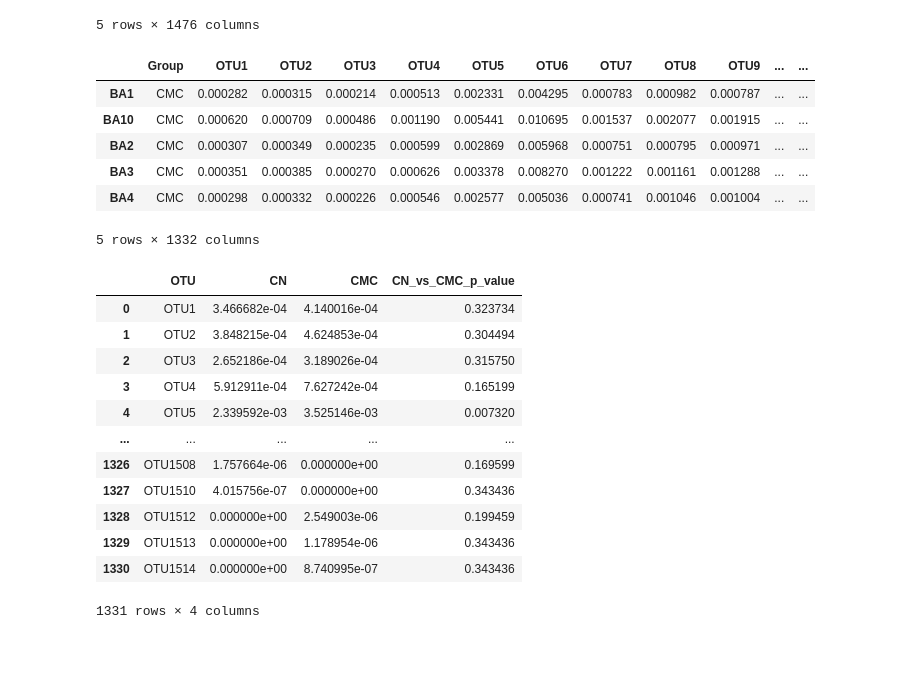
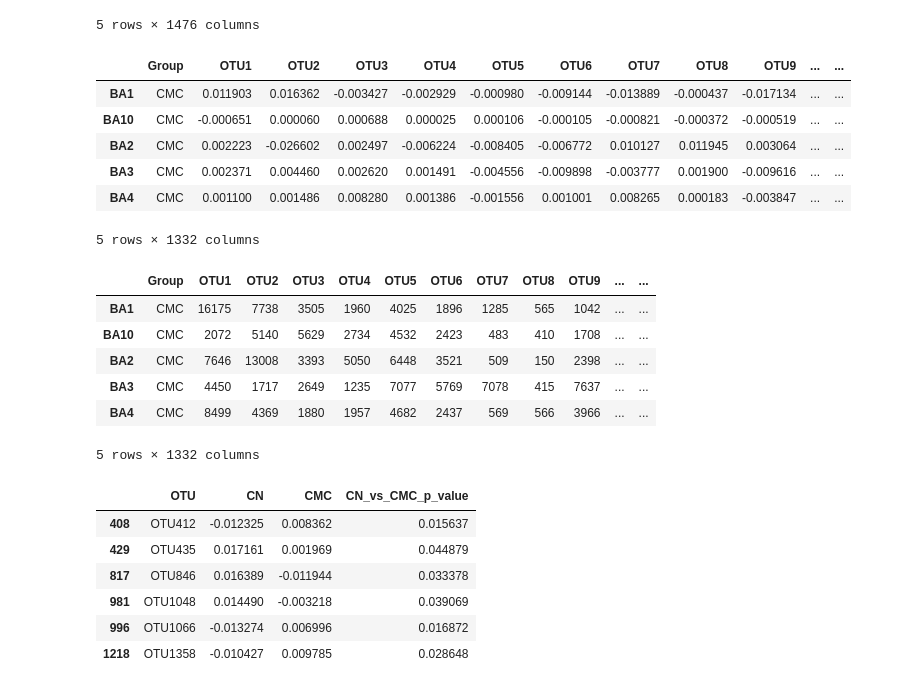
Before and after one commit to 100ika/rats27.07, a Jupyter notebook: OTU27.07.ipynb, the cells around one changed output. Cells and saved outputs as stored; diff of their text form; code cells hidden in the pictures; blank space fills up the shorter version.

```diff
--- a/OTU27.07.ipynb
+++ b/OTU27.07.ipynb
@@ -155,53 +124,65 @@ box_cox_cmy.head(5)
 5 rows × 1476 columns
 # %%
 box_rel_cmc = relative_abundance(box_cox_cmc)
-box_rel_cmc.head(5)
+z_rel_cmc = relative_abundance(z_scaler_cmc)
+z_rel_cmc.head()
 # %% [output]
 |  | Group | OTU1 | OTU2 | OTU3 | OTU4 | OTU5 | OTU6 | OTU7 | OTU8 | OTU9 | ... | ... |
-| BA1 | CMC | 0.000282 | 0.000315 | 0.000214 | 0.000513 | 0.002331 | 0.004295 | 0.000783 | 0.000982 | 0.000787 | ... | ... |
-| BA10 | CMC | 0.000620 | 0.000709 | 0.000486 | 0.001190 | 0.005441 | 0.010695 | 0.001537 | 0.002077 | 0.001915 | ... | ... |
-| BA2 | CMC | 0.000307 | 0.000349 | 0.000235 | 0.000599 | 0.002869 | 0.005968 | 0.000751 | 0.000795 | 0.000971 | ... | ... |
-| BA3 | CMC | 0.000351 | 0.000385 | 0.000270 | 0.000626 | 0.003378 | 0.008270 | 0.001222 | 0.001161 | 0.001288 | ... | ... |
-| BA4 | CMC | 0.000298 | 0.000332 | 0.000226 | 0.000546 | 0.002577 | 0.005036 | 0.000741 | 0.001046 | 0.001004 | ... | ... |
+| BA1 | CMC | 0.011903 | 0.016362 | -0.003427 | -0.002929 | -0.000980 | -0.009144 | -0.013889 | -0.000437 | -0.017134 | ... | ... |
+| BA10 | CMC | -0.000651 | 0.000060 | 0.000688 | 0.000025 | 0.000106 | -0.000105 | -0.000821 | -0.000372 | -0.000519 | ... | ... |
+| BA2 | CMC | 0.002223 | -0.026602 | 0.002497 | -0.006224 | -0.008405 | -0.006772 | 0.010127 | 0.011945 | 0.003064 | ... | ... |
+| BA3 | CMC | 0.002371 | 0.004460 | 0.002620 | 0.001491 | -0.004556 | -0.009898 | -0.003777 | 0.001900 | -0.009616 | ... | ... |
+| BA4 | CMC | 0.001100 | 0.001486 | 0.008280 | 0.001386 | -0.001556 | 0.001001 | 0.008265 | 0.000183 | -0.003847 | ... | ... |
 5 rows × 1332 columns
+# %%
+merged_deleted_cmc = merged_cmс.loc[:, (merged_cmс != merged_cmс.iloc[0]).any()]
+merged_deleted_cmc.head()
+# %% [output]
+|  | Group | OTU1 | OTU2 | OTU3 | OTU4 | OTU5 | OTU6 | OTU7 | OTU8 | OTU9 | ... | ... |
+| BA1 | CMC | 16175 | 7738 | 3505 | 1960 | 4025 | 1896 | 1285 | 565 | 1042 | ... | ... |
+| BA10 | CMC | 2072 | 5140 | 5629 | 2734 | 4532 | 2423 | 483 | 410 | 1708 | ... | ... |
+| BA2 | CMC | 7646 | 13008 | 3393 | 5050 | 6448 | 3521 | 509 | 150 | 2398 | ... | ... |
+| BA3 | CMC | 4450 | 1717 | 2649 | 1235 | 7077 | 5769 | 7078 | 415 | 7637 | ... | ... |
+| BA4 | CMC | 8499 | 4369 | 1880 | 1957 | 4682 | 2437 | 569 | 566 | 3966 | ... | ... |
+5 rows × 1332 columns
 # %%
 from scipy.stats import ttest_ind
 
+#df_copy = merged_deleted_cmc.copy()
+#df_copy = box_rel_cmc.copy()
+df_copy = z_rel_cmc.copy()
+
 # Разделение DataFrame на две группы
-group_cmc = box_rel_cmc[box_rel_cmc['Group'] == 'CMC']
-group_cn = box_rel_cmc[box_rel_cmc['Group'] == 'CN']
+group_cmc = df_copy[df_copy['Group'] == 'CMC']
+group_cn = df_copy[df_copy['Group'] == 'CN']
 
 # Создание пустой DataFrame для хранения результатов
-p_values = pd.DataFrame(index=['p-value'], columns=box_rel_cmc.columns[1:])
+p_values = pd.DataFrame(index=['p-value'], columns=df_copy.columns[1:])
 
 # Проведите t-тест для каждого столбца и сохраните p-value
-for column in box_rel_cmc.columns[1:]:
+for column in df_copy.columns[1:]:
     t_stat, p_val = ttest_ind(group_cmc[column], group_cn[column], equal_var=False, nan_policy='omit') # t-test Стьюдента
     p_values[column] = p_val
 
 # Транспонирование DataFrame и переименование столбцов
 p_values = p_values.transpose().reset_index()
 p_values.columns = ['OTU', 'CN_vs_CMC_p_value']
 
 # Рассчет средних значений для каждой группы и добавьте их в DataFrame
 p_values['CN'] = group_cn.mean(numeric_only=True).values
 p_values['CMC'] = group_cmc.mean(numeric_only=True).values
 
 # Изменение порядка столбцов
 p_values = p_values[['OTU', 'CN', 'CMC', 'CN_vs_CMC_p_value']]
 
-p_values
+less_zero_five = p_values.loc[(p_values['CN_vs_CMC_p_value'] <= 0.05)]
+
+less_zero_five
 # %% [output]
 |  | OTU | CN | CMC | CN_vs_CMC_p_value |
-| 0 | OTU1 | 3.466682e-04 | 4.140016e-04 | 0.323734 |
-| 1 | OTU2 | 3.848215e-04 | 4.624853e-04 | 0.304494 |
-| 2 | OTU3 | 2.652186e-04 | 3.189026e-04 | 0.315750 |
-| 3 | OTU4 | 5.912911e-04 | 7.627242e-04 | 0.165199 |
-| 4 | OTU5 | 2.339592e-03 | 3.525146e-03 | 0.007320 |
-| ... | ... | ... | ... | ... |
-| 1326 | OTU1508 | 1.757664e-06 | 0.000000e+00 | 0.169599 |
-| 1327 | OTU1510 | 4.015756e-07 | 0.000000e+00 | 0.343436 |
-| 1328 | OTU1512 | 0.000000e+00 | 2.549003e-06 | 0.199459 |
-| 1329 | OTU1513 | 0.000000e+00 | 1.178954e-06 | 0.343436 |
-| 1330 | OTU1514 | 0.000000e+00 | 8.740995e-07 | 0.343436 |
+| 408 | OTU412 | -0.012325 | 0.008362 | 0.015637 |
+| 429 | OTU435 | 0.017161 | 0.001969 | 0.044879 |
+| 817 | OTU846 | 0.016389 | -0.011944 | 0.033378 |
+| 981 | OTU1048 | 0.014490 | -0.003218 | 0.039069 |
+| 996 | OTU1066 | -0.013274 | 0.006996 | 0.016872 |
+| 1218 | OTU1358 | -0.010427 | 0.009785 | 0.028648 |
-1331 rows × 4 columns
```
Also changed, not shown: parts of 17 cells of this notebook, 9 other files.
